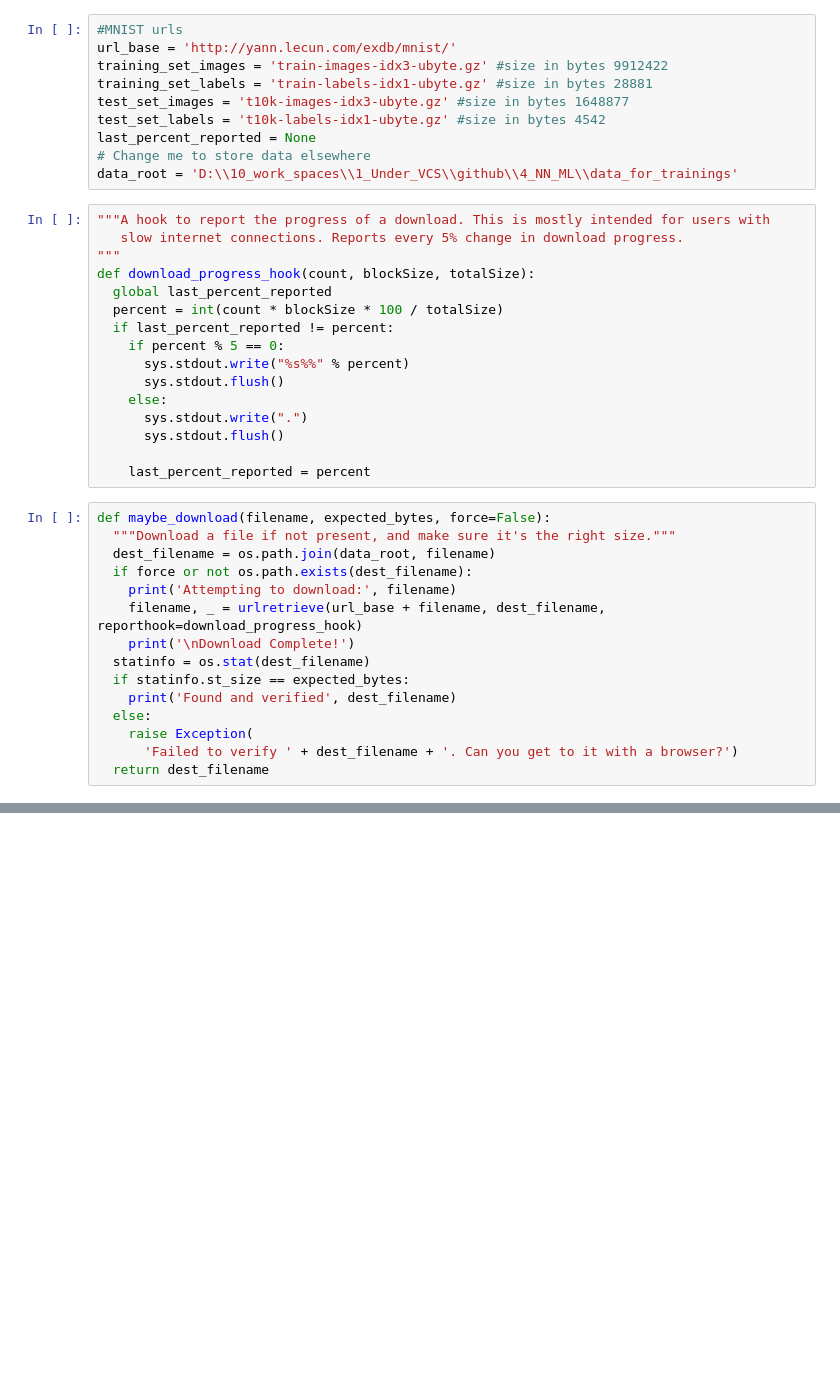
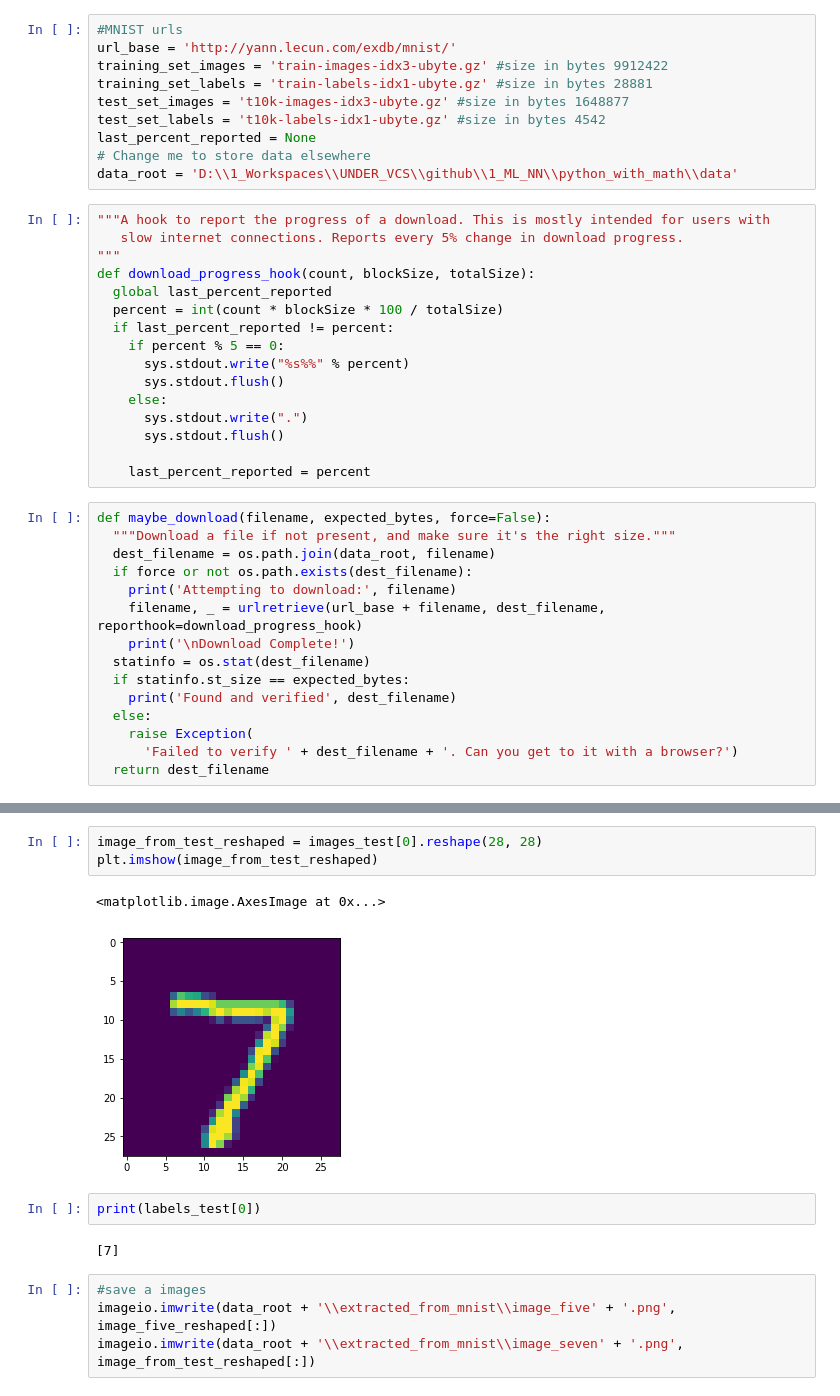
Before and after one commit to Evegen55/math_with_python, a Jupyter notebook: src/jupiter/mnist_with_python.ipynb, the cells around one changed output, grey strips where cells are left out. Cells and saved outputs as stored; diff of their text form; blank space fills up the shorter version.

```diff
--- a/src/jupiter/mnist_with_python.ipynb
+++ b/src/jupiter/mnist_with_python.ipynb
@@ -25,7 +26,7 @@ test_set_images = 't10k-images-idx3-ubyte.gz' #size in bytes 1648877
 test_set_labels = 't10k-labels-idx1-ubyte.gz' #size in bytes 4542
 last_percent_reported = None
 # Change me to store data elsewhere
-data_root = 'D:\\10_work_spaces\\1_Under_VCS\\github\\4_NN_ML\\data_for_trainings'
+data_root = 'D:\\1_Workspaces\\UNDER_VCS\\github\\1_ML_NN\\python_with_math\\data'
 # %%
 """A hook to report the progress of a download. This is mostly intended for users with
    slow internet connections. Reports every 5% change in download progress.
@@ -167,0 +216,14 @@ print ("NN was trained") #TODO measure time and other resource
+# %%
+image_from_test_reshaped = images_test[0].reshape(28, 28)
+plt.imshow(image_from_test_reshaped)
+# %% [output]
+<matplotlib.image.AxesImage at 0x...>
+[figure, added]
+# %%
+print(labels_test[0])
+# %% [output]
+[7]
+# %%
+#save a images
+imageio.imwrite(data_root + '\\extracted_from_mnist\\image_five' + '.png', image_five_reshaped[:])
+imageio.imwrite(data_root + '\\extracted_from_mnist\\image_seven' + '.png', image_from_test_reshaped[:])
```
Also changed, not shown: parts of 23 cells of this notebook, 2 other files.
